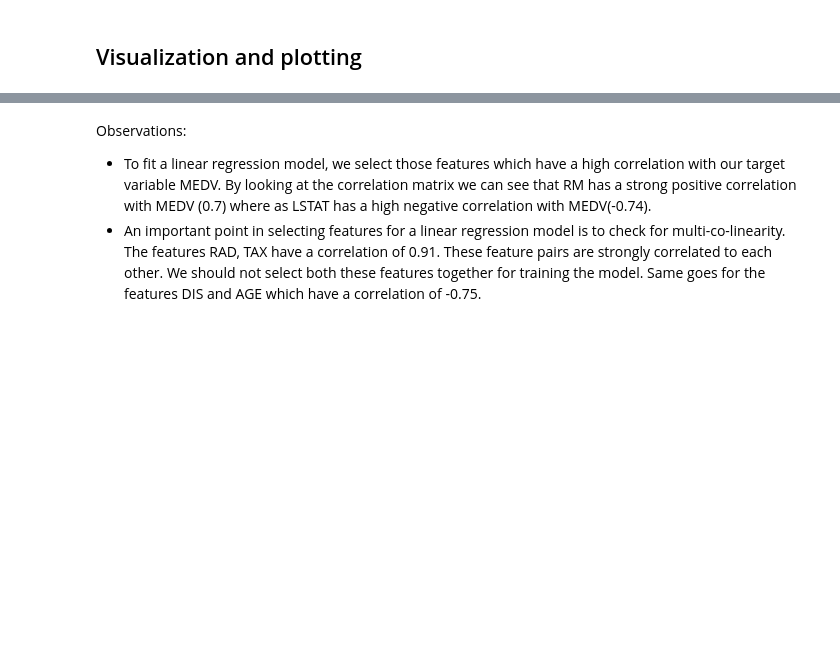
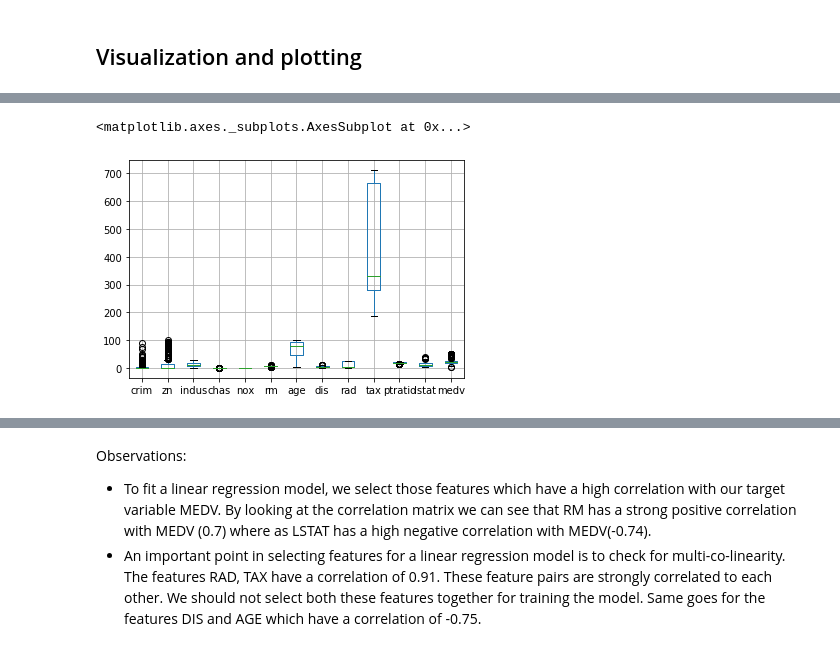
Before and after one commit to CDAC-lab/BUS5PR1-Analytics-Notebooks, a Jupyter notebook: 1_Getting_Started_with_Python_(Basics).ipynb, the cells around one changed output, grey strips where cells are left out. Saved outputs shown, nothing was run; the diff lists cells and outputs as text; code cells hidden in the pictures; blank space fills up the shorter version.

```diff
--- a/1_Getting_Started_with_Python_(Basics).ipynb
+++ b/1_Getting_Started_with_Python_(Basics).ipynb
@@ -442,6 +726,9 @@ plt.show()
 # %%
 # Create box plots
-boston.boxplot()
+df_boston.boxplot()
+# %% [output]
+<matplotlib.axes._subplots.AxesSubplot at 0x...>
+[figure, added]
 # %%
 # create a correlation matrix that measures the linear relationships between the variables.
 # The correlation matrix can be formed by using the corr function from the pandas dataframe library.
```
Also changed, not shown: parts of 65 cells of this notebook, 2 other files.
